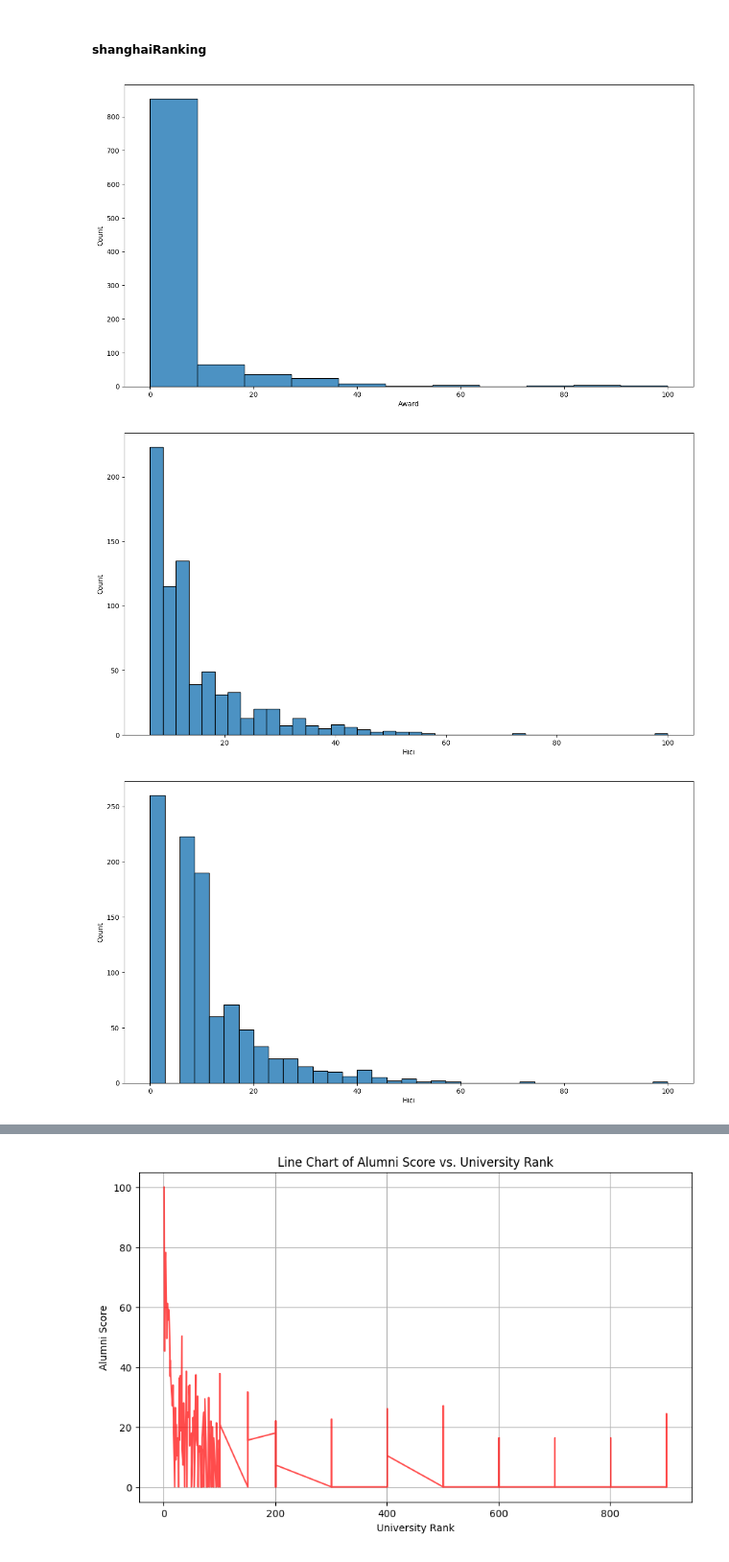
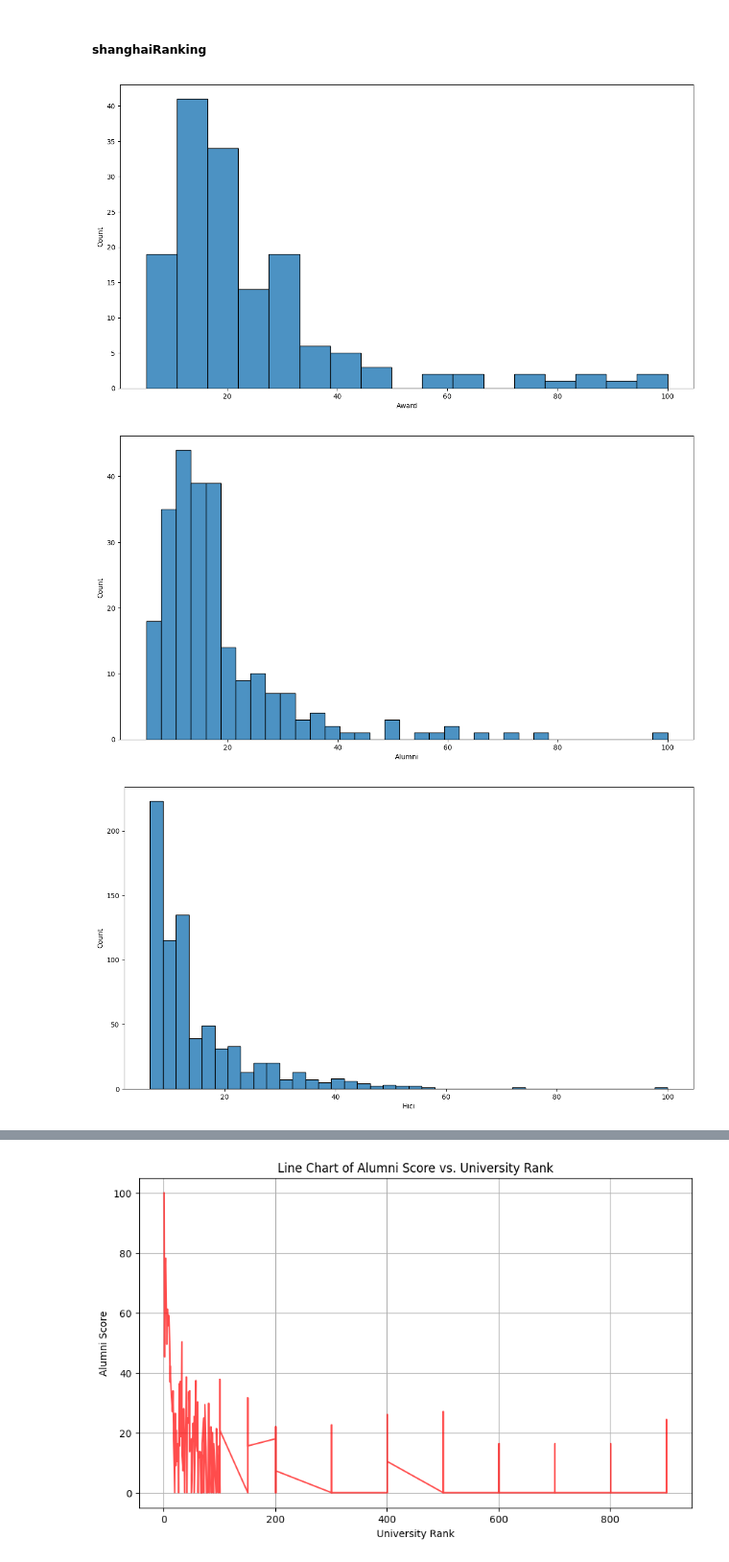
Before and after one commit to ahmadalharbi21/World-University-Ranks, a Jupyter notebook: EDA explain template.ipynb, the cells around one changed output, grey strips where cells are left out. Shown at 96% size. Saved outputs shown, nothing was run; the diff lists cells and outputs as text; code cells hidden in the pictures.

```diff
--- a/EDA explain template.ipynb
+++ b/EDA explain template.ipynb
@@ -1306,27 +1299,27 @@ shanghaiRanking_alumni = shanghaiRanking[shanghaiRanking['Rank'] > 0 ]
 # %%
 plt.figure(figsize=(15,8))
 sns.histplot(
-    shanghaiRanking_alumni,
+    shanghaiRanking_alumni[shanghaiRanking['Award'] > 0],
     x='Award',
     multiple="stack", # also can be layer or dodge or fill
     alpha=0.8);
 # %% [output]
-[figure, old version]
+[figure, new version]
 # %%
 plt.figure(figsize=(15,8))
 sns.histplot(
-    shanghaiRanking_alumni,
+    shanghaiRanking_alumni[ (shanghaiRanking_alumni['Alumni'] > 0)],
     x='Alumni',
     multiple="stack", # also can be layer or dodge or fill
     alpha=0.8);
 # %% [output]
-[figure, old version]
+[figure, new version]
 # %%
 plt.figure(figsize=(15,8))
 sns.histplot(
-    shanghaiRanking_alumni,
+    shanghaiRanking_alumni[(shanghaiRanking_alumni['Hici'] > 0)],
     x='Hici',
     multiple="stack", # also can be layer or dodge or fill
     alpha=0.8);
 # %% [output]
-[figure, old version]
+[figure, new version]
```
Also changed, not shown: parts of 44 cells of this notebook.
